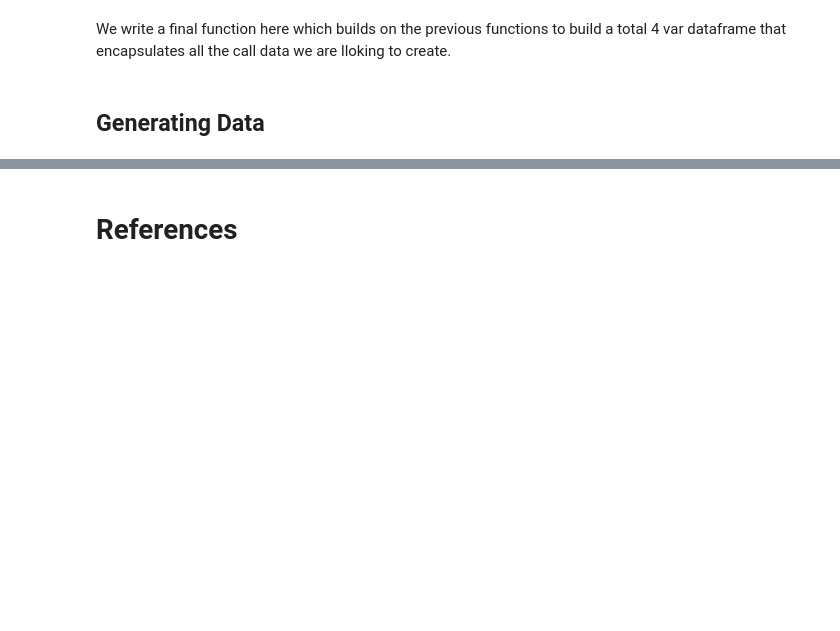
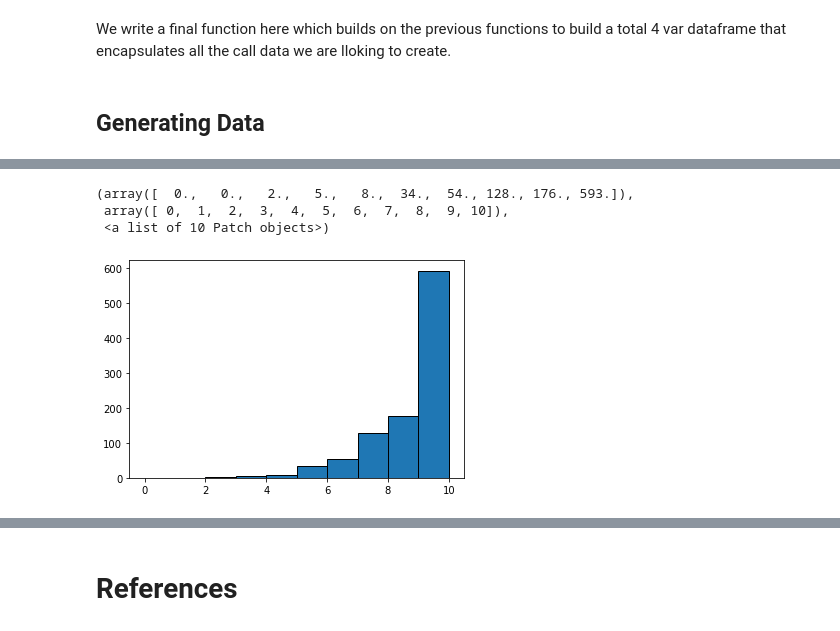
Before and after one commit to cian-gmit-da2020/prog-fun-project, a Jupyter notebook: Prog-Fun Project.ipynb, the cells around one changed output, grey strips where cells are left out. Saved outputs shown, nothing was run; the diff lists cells and outputs as text; code cells hidden in the pictures; blank space fills up the shorter version.

```diff
--- a/Prog-Fun Project.ipynb
+++ b/Prog-Fun Project.ipynb
@@ -228 +237,8 @@ print(res_df.head())
+# %%
+plt.hist(nps_df2.loc[:, "NPS"], edgecolor="black", bins=range(11))
+# %% [output]
+(array([  0.,   0.,   2.,   5.,   8.,  34.,  54., 128., 176., 593.]),
+ array([ 0,  1,  2,  3,  4,  5,  6,  7,  8,  9, 10]),
+ <a list of 10 Patch objects>)
+[figure, added]
 # %%
```
Also changed, not shown: parts of 18 cells of this notebook, 3 other files.
